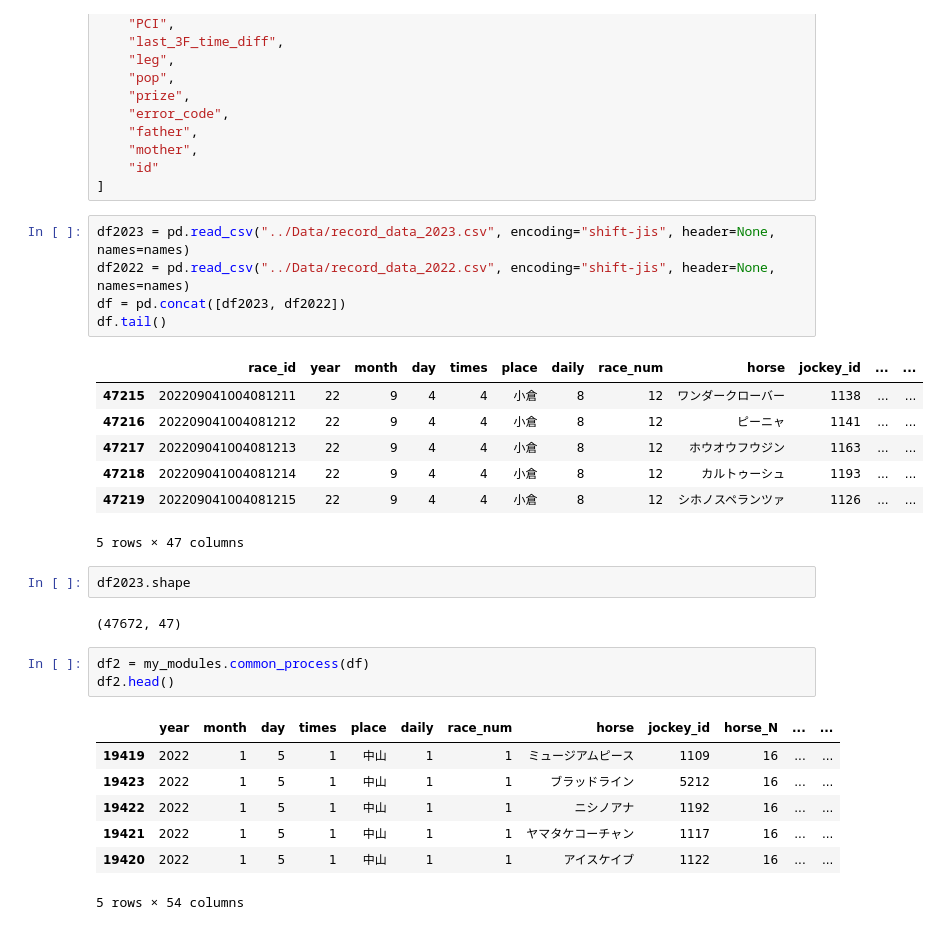
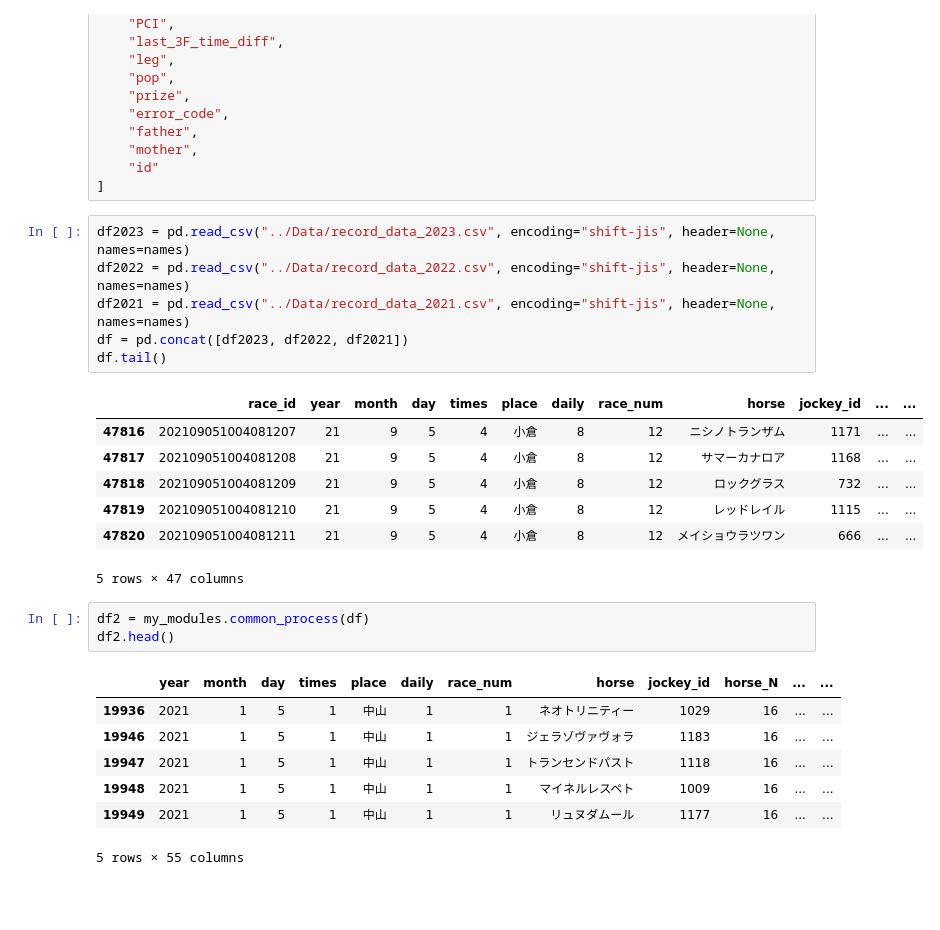
Before and after one commit to NaganagaKen/HORSE_RACING, a Jupyter notebook: Ipynb/feature_engineering.ipynb, the cells around one changed output. Drawn from its saved outputs; the diff is of its cells as text; blank space fills up the shorter version.

```diff
--- a/Ipynb/feature_engineering.ipynb
+++ b/Ipynb/feature_engineering.ipynb
@@ -63,31 +63,28 @@ names = [
 # %%
 df2023 = pd.read_csv("../Data/record_data_2023.csv", encoding="shift-jis", header=None, names=names)
 df2022 = pd.read_csv("../Data/record_data_2022.csv", encoding="shift-jis", header=None, names=names)
-df = pd.concat([df2023, df2022])
+df2021 = pd.read_csv("../Data/record_data_2021.csv", encoding="shift-jis", header=None, names=names)
+df = pd.concat([df2023, df2022, df2021])
 df.tail()
 # %% [output]
 |  | race_id | year | month | day | times | place | daily | race_num | horse | jockey_id | ... | ... |
-| 47215 | 202209041004081211 | 22 | 9 | 4 | 4 | 小倉 | 8 | 12 | ワンダークローバー | 1138 | ... | ... |
-| 47216 | 202209041004081212 | 22 | 9 | 4 | 4 | 小倉 | 8 | 12 | ピーニャ | 1141 | ... | ... |
-| 47217 | 202209041004081213 | 22 | 9 | 4 | 4 | 小倉 | 8 | 12 | ホウオウフウジン | 1163 | ... | ... |
-| 47218 | 202209041004081214 | 22 | 9 | 4 | 4 | 小倉 | 8 | 12 | カルトゥーシュ | 1193 | ... | ... |
-| 47219 | 202209041004081215 | 22 | 9 | 4 | 4 | 小倉 | 8 | 12 | シホノスペランツァ | 1126 | ... | ... |
+| 47816 | 202109051004081207 | 21 | 9 | 5 | 4 | 小倉 | 8 | 12 | ニシノトランザム | 1171 | ... | ... |
+| 47817 | 202109051004081208 | 21 | 9 | 5 | 4 | 小倉 | 8 | 12 | サマーカナロア | 1168 | ... | ... |
+| 47818 | 202109051004081209 | 21 | 9 | 5 | 4 | 小倉 | 8 | 12 | ロックグラス | 732 | ... | ... |
+| 47819 | 202109051004081210 | 21 | 9 | 5 | 4 | 小倉 | 8 | 12 | レッドレイル | 1115 | ... | ... |
+| 47820 | 202109051004081211 | 21 | 9 | 5 | 4 | 小倉 | 8 | 12 | メイショウラツワン | 666 | ... | ... |
 5 rows × 47 columns
-# %%
-df2023.shape
-# %% [output]
-(47672, 47)
 # %%
 df2 = my_modules.common_process(df)
 df2.head()
 # %% [output]
 |  | year | month | day | times | place | daily | race_num | horse | jockey_id | horse_N | ... | ... |
-| 19419 | 2022 | 1 | 5 | 1 | 中山 | 1 | 1 | ミュージアムピース | 1109 | 16 | ... | ... |
-| 19423 | 2022 | 1 | 5 | 1 | 中山 | 1 | 1 | ブラッドライン | 5212 | 16 | ... | ... |
-| 19422 | 2022 | 1 | 5 | 1 | 中山 | 1 | 1 | ニシノアナ | 1192 | 16 | ... | ... |
-| 19421 | 2022 | 1 | 5 | 1 | 中山 | 1 | 1 | ヤマタケコーチャン | 1117 | 16 | ... | ... |
-| 19420 | 2022 | 1 | 5 | 1 | 中山 | 1 | 1 | アイスケイブ | 1122 | 16 | ... | ... |
+| 19936 | 2021 | 1 | 5 | 1 | 中山 | 1 | 1 | ネオトリニティー | 1029 | 16 | ... | ... |
+| 19946 | 2021 | 1 | 5 | 1 | 中山 | 1 | 1 | ジェラゾヴァヴォラ | 1183 | 16 | ... | ... |
+| 19947 | 2021 | 1 | 5 | 1 | 中山 | 1 | 1 | トランセンドパスト | 1118 | 16 | ... | ... |
+| 19948 | 2021 | 1 | 5 | 1 | 中山 | 1 | 1 | マイネルレスペト | 1009 | 16 | ... | ... |
+| 19949 | 2021 | 1 | 5 | 1 | 中山 | 1 | 1 | リュヌダムール | 1177 | 16 | ... | ... |
-5 rows × 54 columns
+5 rows × 55 columns
 # %%
 def feature_engineering(df_to_copy, feature_col_to_copy=None):
     if feature_col_to_copy == None :
```
Also changed, not shown: parts of 6 cells of this notebook, 6 other files.
